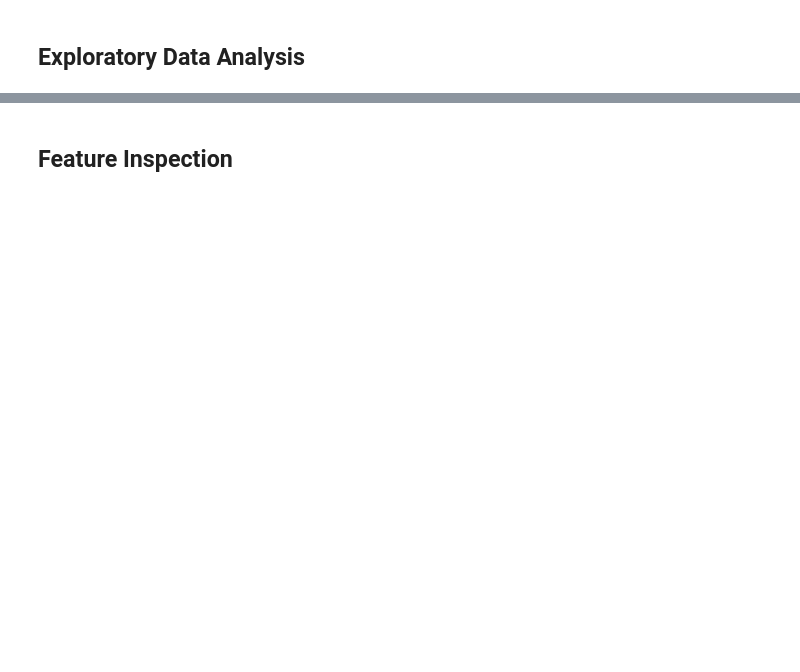
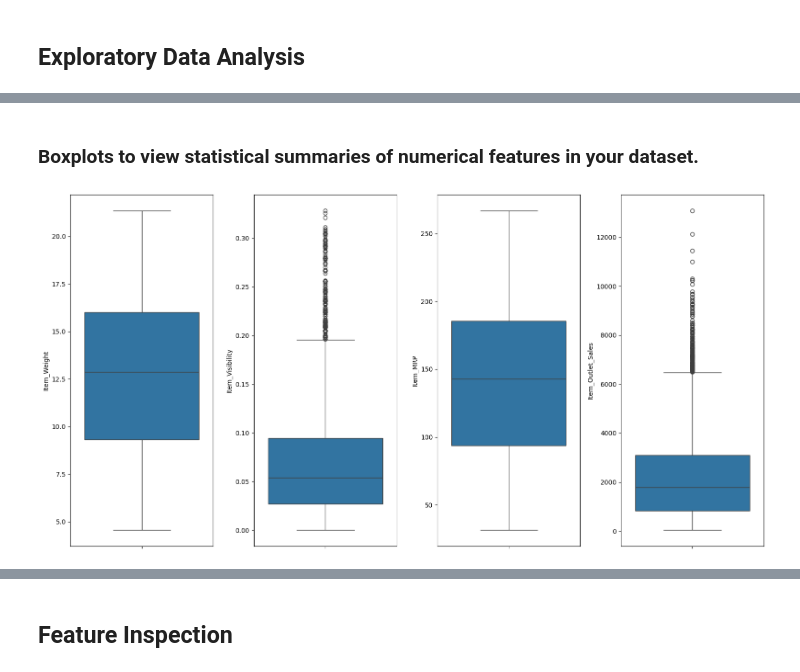
Before and after one commit to HinnHabib/Prediction-of-Product-Sales, a Jupyter notebook: Prediction_of_Product_Sales.ipynb, the cells around one changed output, grey strips where cells are left out. Drawn from its saved outputs; the diff is of its cells as text; code cells hidden in the pictures; blank space fills up the shorter version.

```diff
--- a/Prediction_of_Product_Sales.ipynb
+++ b/Prediction_of_Product_Sales.ipynb
@@ -290,0 +409,12 @@ df[num_cols].describe()
+# %% [markdown]
+### Boxplots to view statistical summaries of numerical features in your dataset.
+# %%
+fig, ax = plt.subplots(figsize=(16, 8), ncols=4)
+sns.boxplot(data=df, y='Item_Weight', ax=ax[0])
+sns.boxplot(data=df, y='Item_Visibility', ax=ax[1])
+sns.boxplot(data=df, y='Item_MRP', ax=ax[2])
+sns.boxplot(data=df, y='Item_Outlet_Sales', ax=ax[3])
+
+fig.tight_layout()
+# %% [output]
+[figure, added]
```
Also changed, not shown: parts of 22 cells of this notebook.
